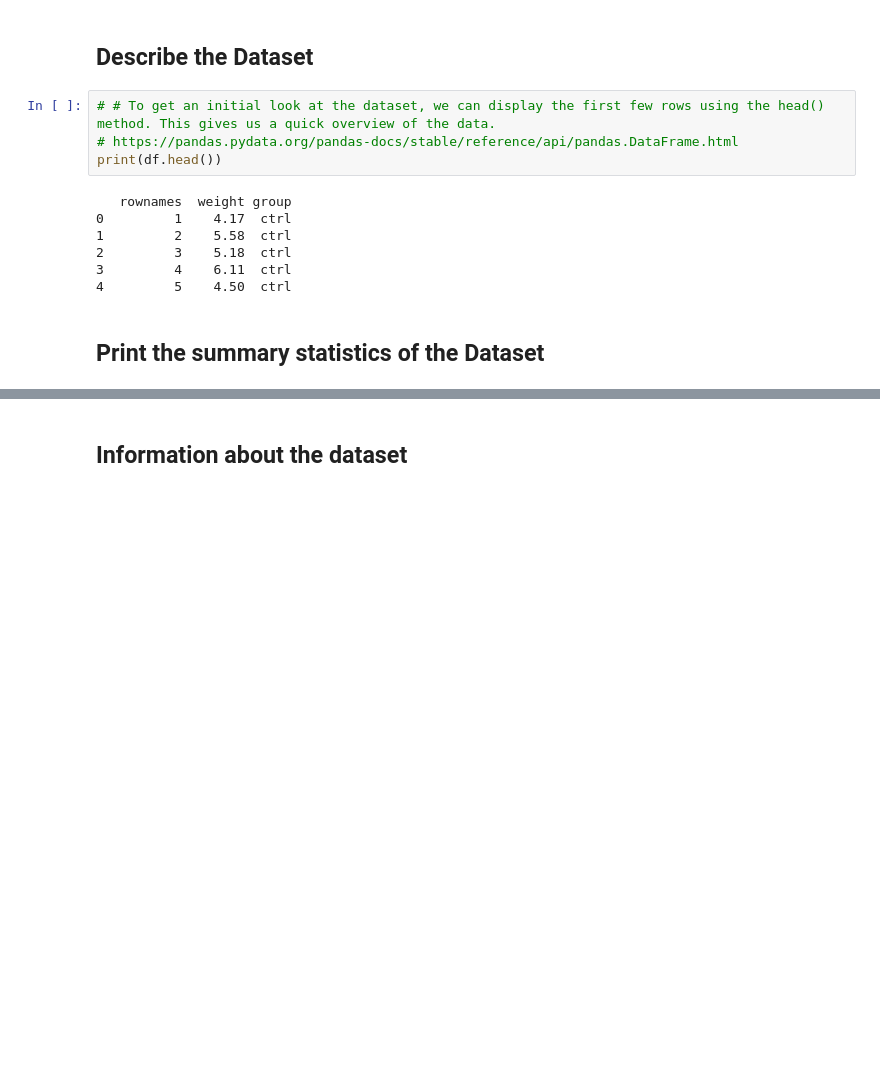
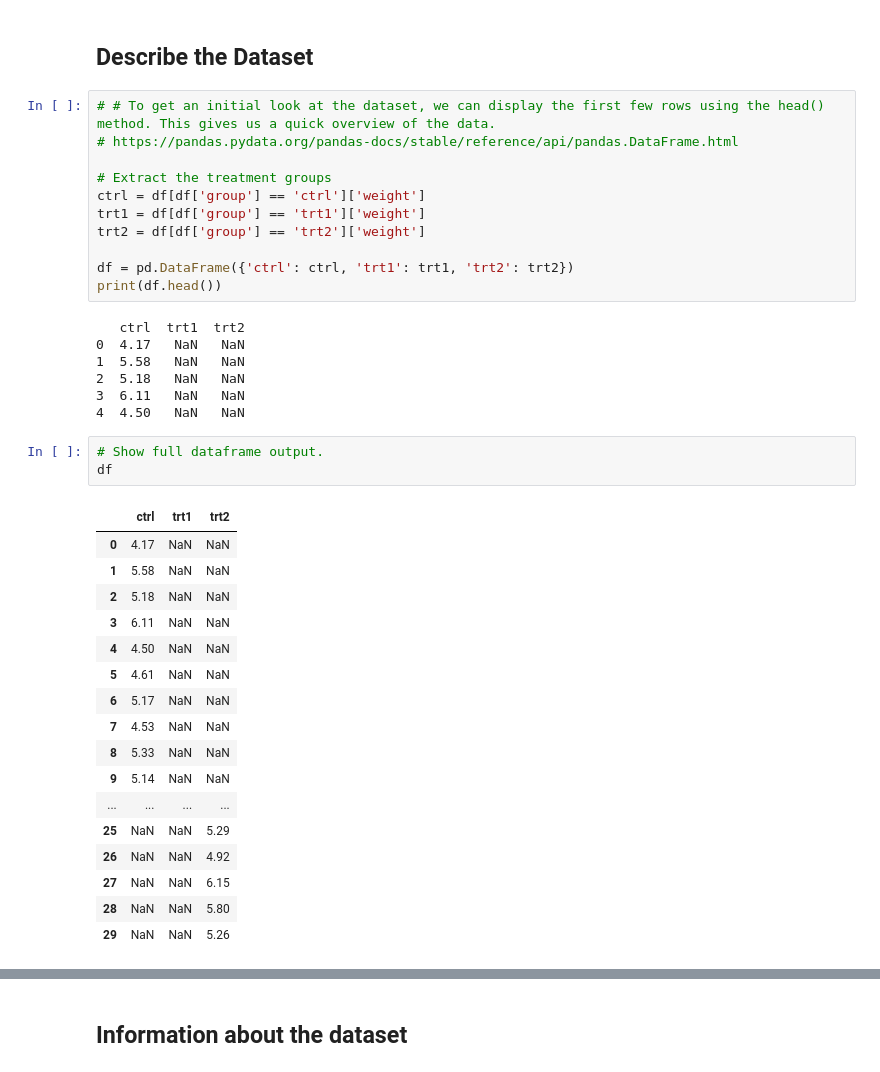
Before and after one commit to ECronin1973/Applied_Statistics_MyWork, a Jupyter notebook: project.ipynb, the cells around one changed output, grey strips where cells are left out. Saved outputs shown, nothing was run; the diff lists cells and outputs as text; blank space fills up the shorter version.

```diff
--- a/project.ipynb
+++ b/project.ipynb
@@ -96,13 +97,39 @@ The first few rows of the dataset were displayed using the head() method, which
 # %%
 # # To get an initial look at the dataset, we can display the first few rows using the head() method. This gives us a quick overview of the data.
 # https://pandas.pydata.org/pandas-docs/stable/reference/api/pandas.DataFrame.html
+
+# Extract the treatment groups
+ctrl = df[df['group'] == 'ctrl']['weight']
+trt1 = df[df['group'] == 'trt1']['weight']
+trt2 = df[df['group'] == 'trt2']['weight']
+
+df = pd.DataFrame({'ctrl': ctrl, 'trt1': trt1, 'trt2': trt2})
 print(df.head())
 # %% [output]
-   rownames  weight group
-0         1    4.17  ctrl
-1         2    5.58  ctrl
-2         3    5.18  ctrl
-3         4    6.11  ctrl
-4         5    4.50  ctrl
+   ctrl  trt1  trt2
+0  4.17   NaN   NaN
+1  5.58   NaN   NaN
+2  5.18   NaN   NaN
+3  6.11   NaN   NaN
+4  4.50   NaN   NaN
-# %% [markdown]
-## Print the summary statistics of the Dataset
+# %%
+# Show full dataframe output.
+df
+# %% [output]
+|  | ctrl | trt1 | trt2 |
+| 0 | 4.17 | NaN | NaN |
+| 1 | 5.58 | NaN | NaN |
+| 2 | 5.18 | NaN | NaN |
+| 3 | 6.11 | NaN | NaN |
+| 4 | 4.50 | NaN | NaN |
+| 5 | 4.61 | NaN | NaN |
+| 6 | 5.17 | NaN | NaN |
+| 7 | 4.53 | NaN | NaN |
+| 8 | 5.33 | NaN | NaN |
+| 9 | 5.14 | NaN | NaN |
+| ... | ... | ... | ... |
+| 25 | NaN | NaN | 5.29 |
+| 26 | NaN | NaN | 4.92 |
+| 27 | NaN | NaN | 6.15 |
+| 28 | NaN | NaN | 5.80 |
+| 29 | NaN | NaN | 5.26 |
```
Also changed, not shown: parts of 31 cells of this notebook, 1 other file.
